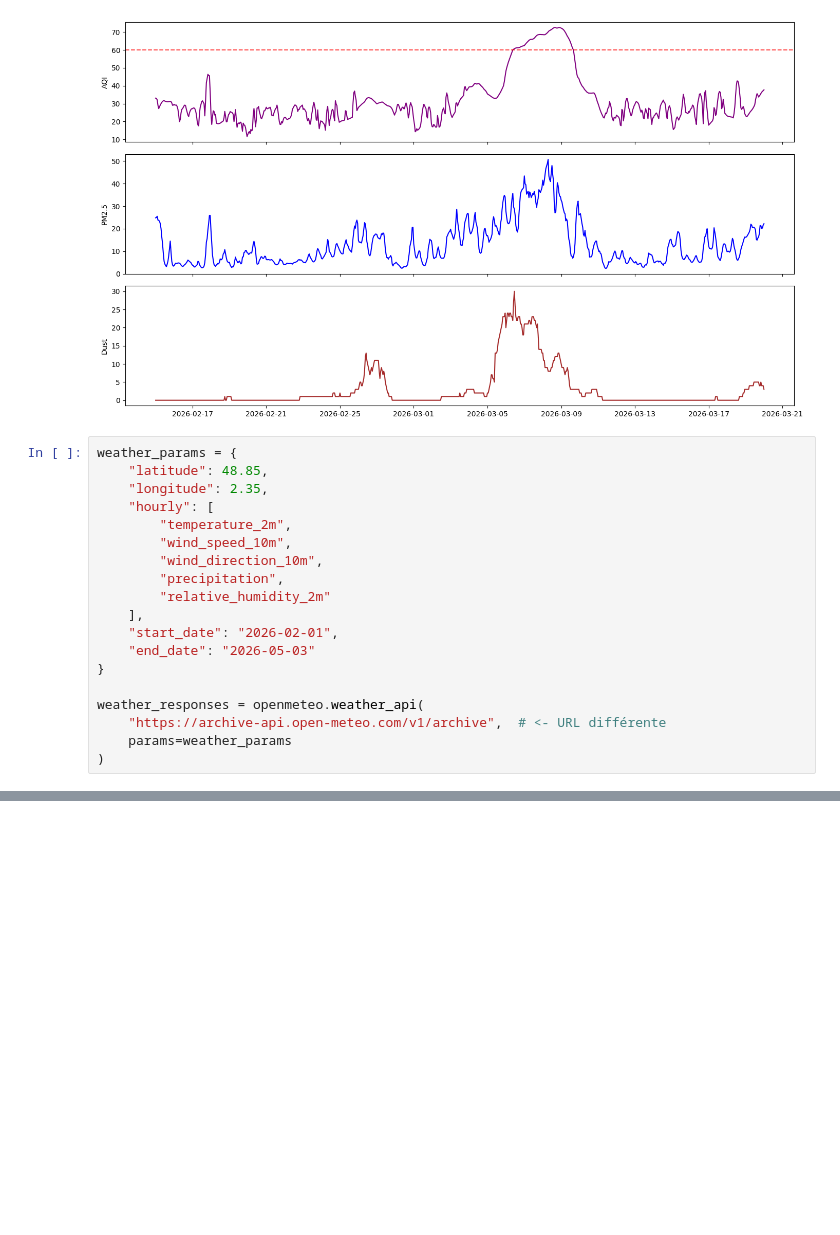
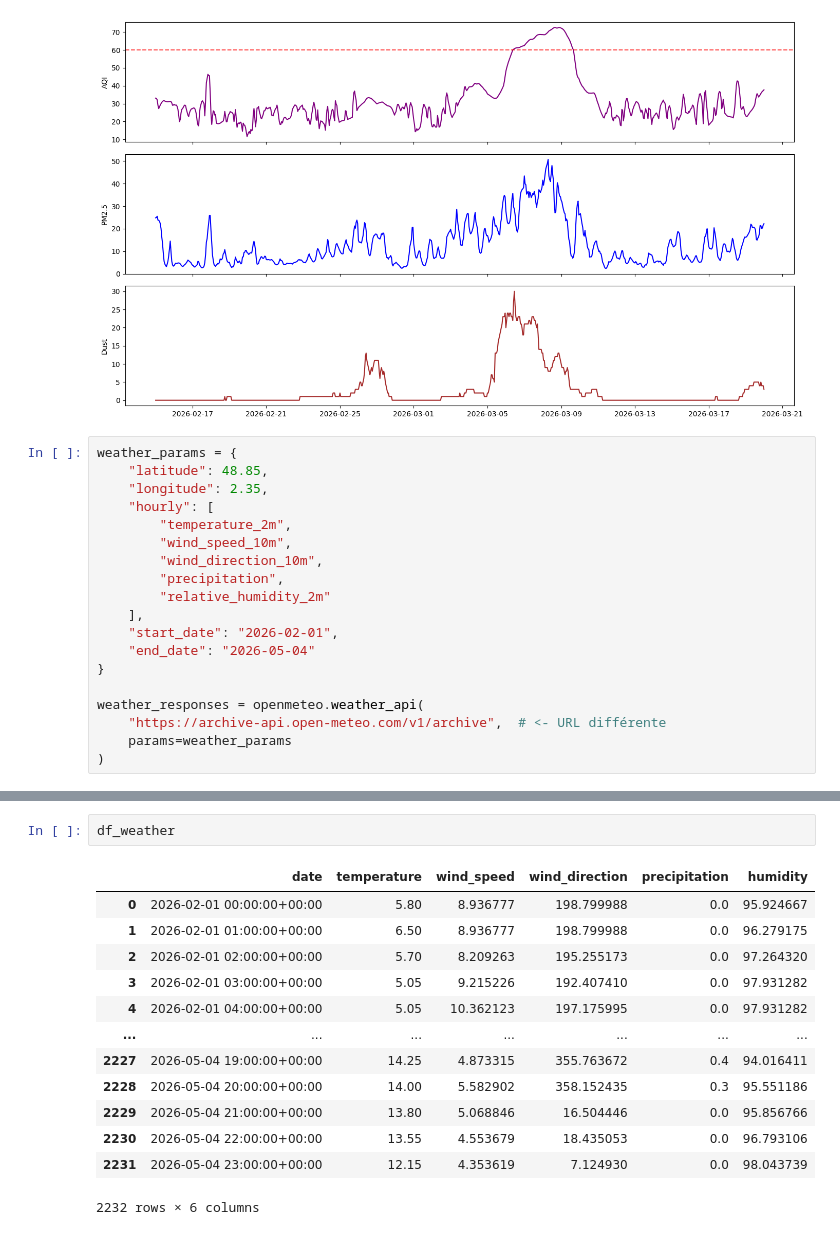
Before and after one commit to sarhakim/air-quality-agent, a Jupyter notebook: notebooks/explo_opendata.ipynb, the cells around one changed output, grey strips where cells are left out. Drawn from its saved outputs; the diff is of its cells as text; blank space fills up the shorter version.

```diff
--- a/notebooks/explo_opendata.ipynb
+++ b/notebooks/explo_opendata.ipynb
@@ -127,7 +127,7 @@ weather_params = {
         "relative_humidity_2m"
     ],
     "start_date": "2026-02-01",
-    "end_date": "2026-05-03"
+    "end_date": "2026-05-04"
 }
 
 weather_responses = openmeteo.weather_api(
@@ -179,0 +192,16 @@ max      25.799999    29.344416      360.000000       7.400000   100.000000
+# %%
+df_weather
+# %% [output]
+|  | date | temperature | wind_speed | wind_direction | precipitation | humidity |
+| 0 | 2026-02-01 00:00:00+00:00 | 5.80 | 8.936777 | 198.799988 | 0.0 | 95.924667 |
+| 1 | 2026-02-01 01:00:00+00:00 | 6.50 | 8.936777 | 198.799988 | 0.0 | 96.279175 |
+| 2 | 2026-02-01 02:00:00+00:00 | 5.70 | 8.209263 | 195.255173 | 0.0 | 97.264320 |
+| 3 | 2026-02-01 03:00:00+00:00 | 5.05 | 9.215226 | 192.407410 | 0.0 | 97.931282 |
+| 4 | 2026-02-01 04:00:00+00:00 | 5.05 | 10.362123 | 197.175995 | 0.0 | 97.931282 |
+| ... | ... | ... | ... | ... | ... | ... |
+| 2227 | 2026-05-04 19:00:00+00:00 | 14.25 | 4.873315 | 355.763672 | 0.4 | 94.016411 |
+| 2228 | 2026-05-04 20:00:00+00:00 | 14.00 | 5.582902 | 358.152435 | 0.3 | 95.551186 |
+| 2229 | 2026-05-04 21:00:00+00:00 | 13.80 | 5.068846 | 16.504446 | 0.0 | 95.856766 |
+| 2230 | 2026-05-04 22:00:00+00:00 | 13.55 | 4.553679 | 18.435053 | 0.0 | 96.793106 |
+| 2231 | 2026-05-04 23:00:00+00:00 | 12.15 | 4.353619 | 7.124930 | 0.0 | 98.043739 |
+2232 rows × 6 columns
```
Also changed, not shown: parts of 7 cells of this notebook, 13 other files.
